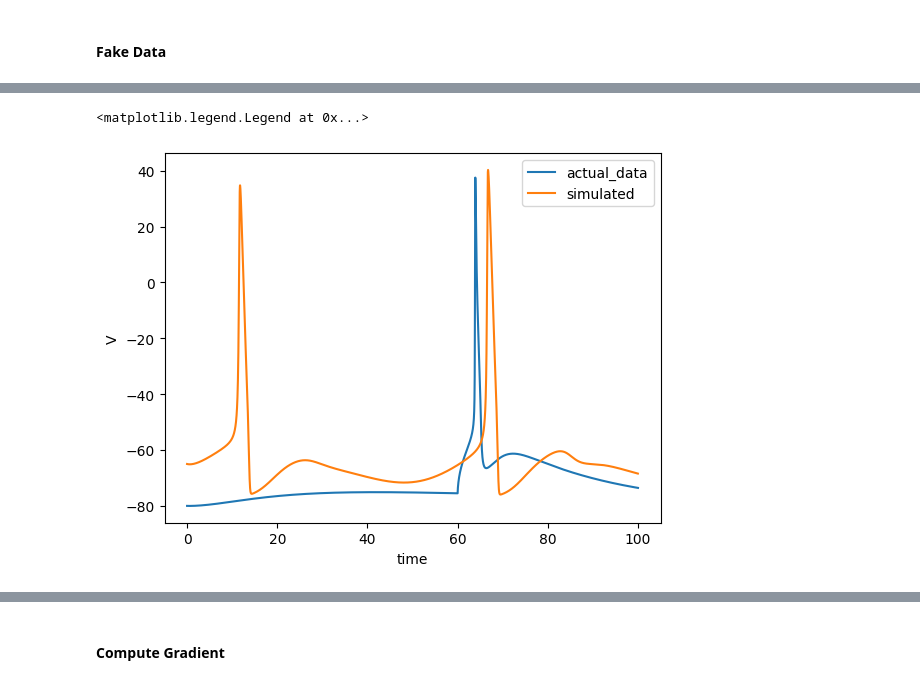
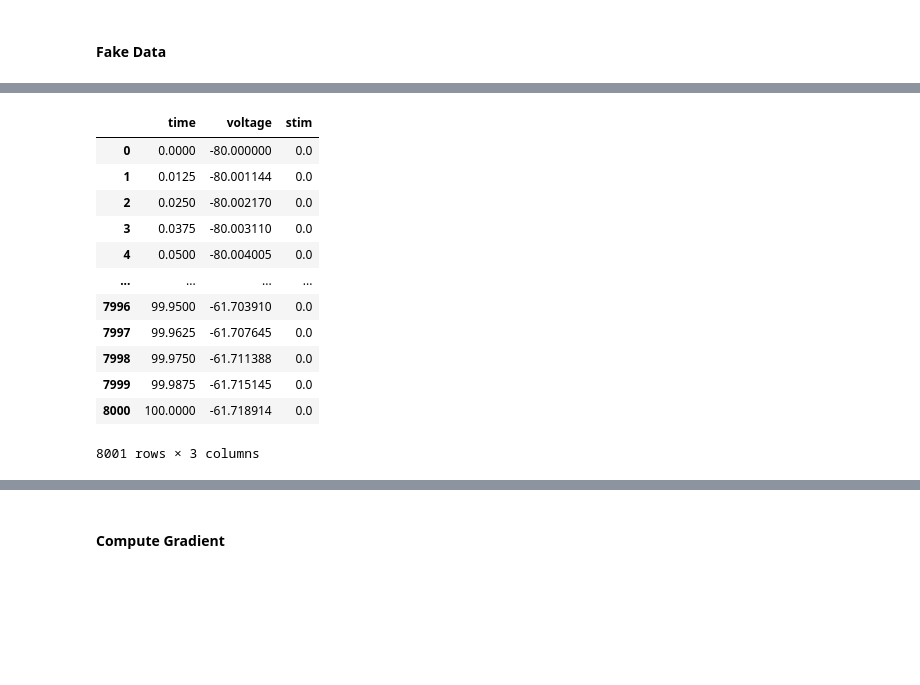
Before and after one commit to sepstein22/computational_brain, a Jupyter notebook: adjoint_soph.ipynb, the cells around one changed output, grey strips where cells are left out. Saved outputs shown, nothing was run; the diff lists cells and outputs as text; code cells hidden in the pictures; blank space fills up the shorter version.

```diff
--- a/adjoint_soph.ipynb
+++ b/adjoint_soph.ipynb
@@ -146,10 +142,28 @@ df
-# %%
-plt.plot(df['time'], df['voltage'], label = 'actual_data')
-plt.plot(t, V_record, label = 'simulated')
-#plt.plot(data_steps, V_data, label = 'noisy data')
-plt.xlabel('time')
-plt.ylabel('V')
-plt.legend()
-# %% [output]
-<matplotlib.legend.Legend at 0x...>
-[figure, removed]
+# %%
+import zipfile
+import pandas as pd
+
+zip_file_path = './sim_data/gt_multa_100.zip'
+with zipfile.ZipFile(zip_file_path, 'r') as zip_ref:
+    # Assume there is only one CSV file in the zip (you might need to modify this if there are multiple CSV files)
+    csv_file_name = zip_ref.namelist()[0]
+
+    # Read the CSV file directly from the zip file into a pandas DataFrame
+    with zip_ref.open(csv_file_name) as csv_file:
+        df = pd.read_csv(csv_file)
+
+df
+# %% [output]
+|  | time | voltage | stim |
+| 0 | 0.0000 | -80.000000 | 0.0 |
+| 1 | 0.0125 | -80.001144 | 0.0 |
+| 2 | 0.0250 | -80.002170 | 0.0 |
+| 3 | 0.0375 | -80.003110 | 0.0 |
+| 4 | 0.0500 | -80.004005 | 0.0 |
+| ... | ... | ... | ... |
+| 7996 | 99.9500 | -61.703910 | 0.0 |
+| 7997 | 99.9625 | -61.707645 | 0.0 |
+| 7998 | 99.9750 | -61.711388 | 0.0 |
+| 7999 | 99.9875 | -61.715145 | 0.0 |
+| 8000 | 100.0000 | -61.718914 | 0.0 |
+8001 rows × 3 columns
```
Also changed, not shown: parts of 20 cells of this notebook, 2 other files.
